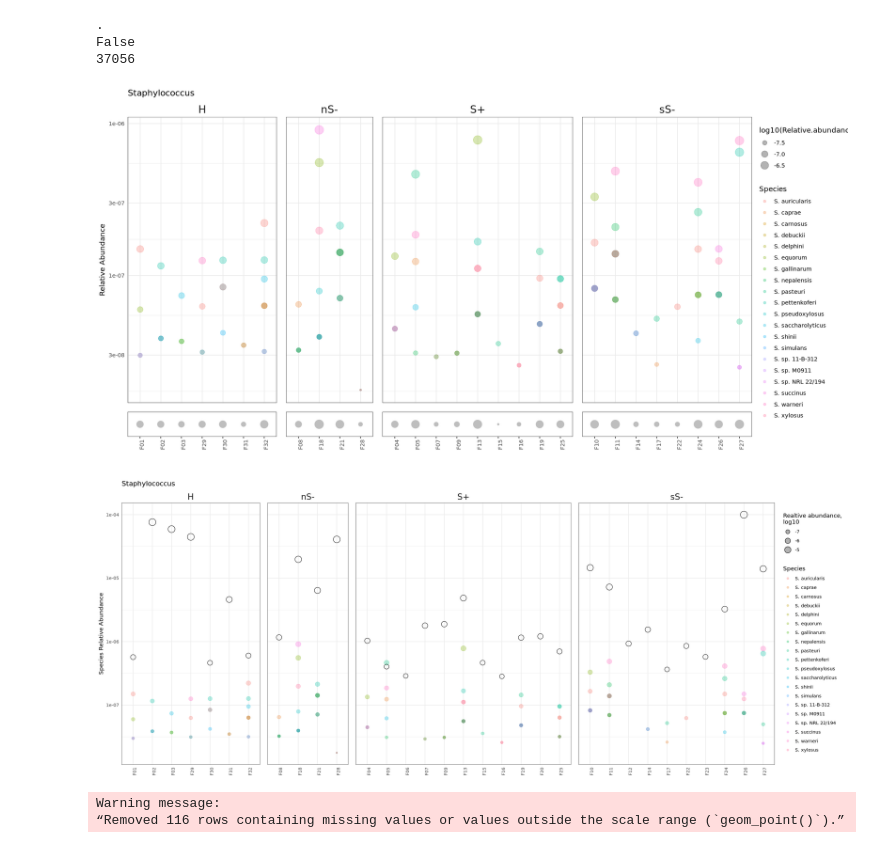
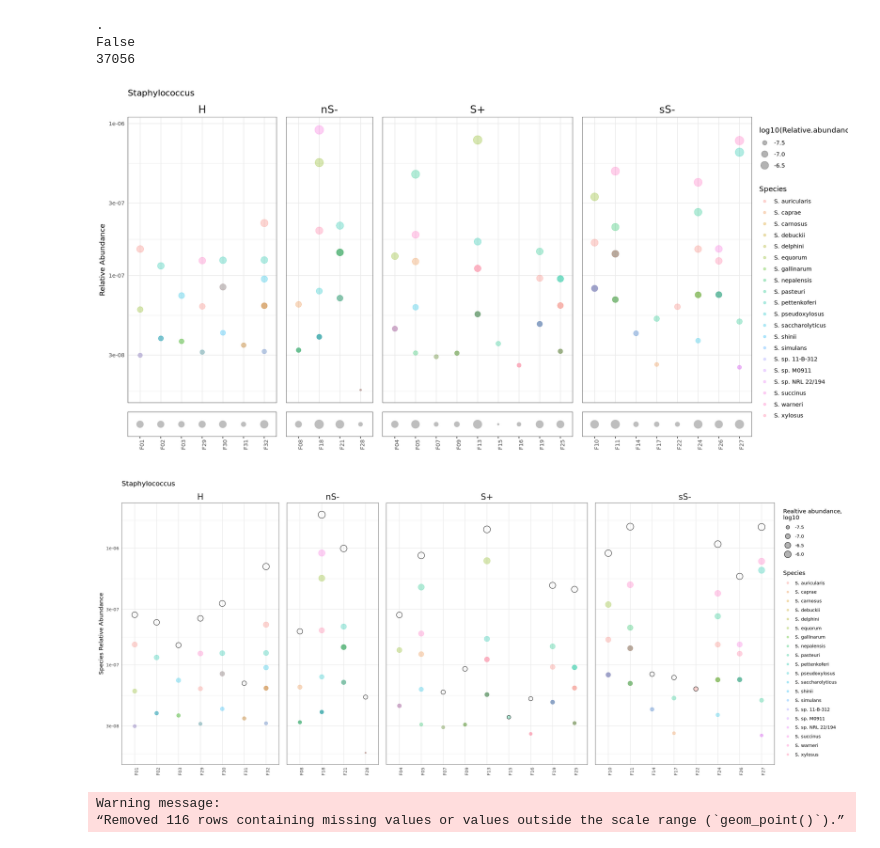
Before and after one commit to AEWesdorp/cfFBI, a Jupyter notebook: figures/Figures/Fig3_NEW.ipynb, the cells around one changed output. Cells and saved outputs as stored; diff of their text form; code cells hidden in the pictures.

Commit message:
update_figure_3

```diff
--- a/figures/Figures/Fig3_NEW.ipynb
+++ b/figures/Figures/Fig3_NEW.ipynb
@@ -129,7 +129,7 @@ fig3a.v2 <- fig3_contaminantFree %>%
     ggplot(aes(x = FID,)) +
         geom_point(aes(y = Relative.abundance, col = Species, size = log10(Relative.abundance)), alpha = 0.3) +
         geom_point(data = fig3_contaminantFree %>%
-                    filter(Genus == "Acinetobacter") %>%
+                    filter(Genus == GOI) %>%
                     group_by(FID, nSIRS_class, nSIRS_score, Genus) %>%
                     summarize(sum_rel_abundance = sum(Relative.abundance), .groups = "keep") %>%
                     filter(sum_rel_abundance != 0),
@@ -147,34 +147,34 @@ fig3a.v2 <- fig3_contaminantFree %>%
         scale_y_log10() + ylab("Species Relative Abundance") +
         labs(size = "Realtive abundance,\nlog10") + ggtitle(GOI)
 
 options(repr.plot.width = 20, repr.plot.height = 1.2)
 fig3b <- fig3_contaminantFree_sumGenus %>%
     filter(Genus == GOI) %>%
     ggplot(aes(x = FID, y = 10000)) +
         geom_point(aes(size = log10(sum_rel_abundance)), alpha = 1, col = "grey") +
         facet_grid(cols = vars(nSIRS_class), scales = "free_x", space = "free_x", drop = TRUE) +
         theme_bw() +
         theme(
             axis.text.y = element_text(color = NA),
             axis.ticks.y = element_line(color = NA),
             panel.grid.minor = element_blank(),
             panel.grid.major = element_blank(),
             axis.text.x = element_text(angle = 90, hjust = 1),
             strip.background = element_rect(color = "white", fill = "white"),
             strip.text.x = element_blank(),
             panel.spacing = unit(1, "lines"),
             ) +
     labs(size = "Realtive abundance,\nlog10") + scale_y_log10() + xlab("") + ylab("")
 
 options(repr.plot.width = 16, repr.plot.height = 8)
 ggarrange(fig3a.v1, fig3b, heights = c(6,1),
     ncol = 1, nrow = 2, common.legend = TRUE, legend = "right")
 
 options(repr.plot.width = 20, repr.plot.height = 8)
 fig3a.v2
 # %% [output]
 [figure]
-[figure, old version]
+[figure, new version]
 # %%
 min_hard_count = 10
 fig3_contaminantFree_sumGenus_maxAbundance %>%
```
